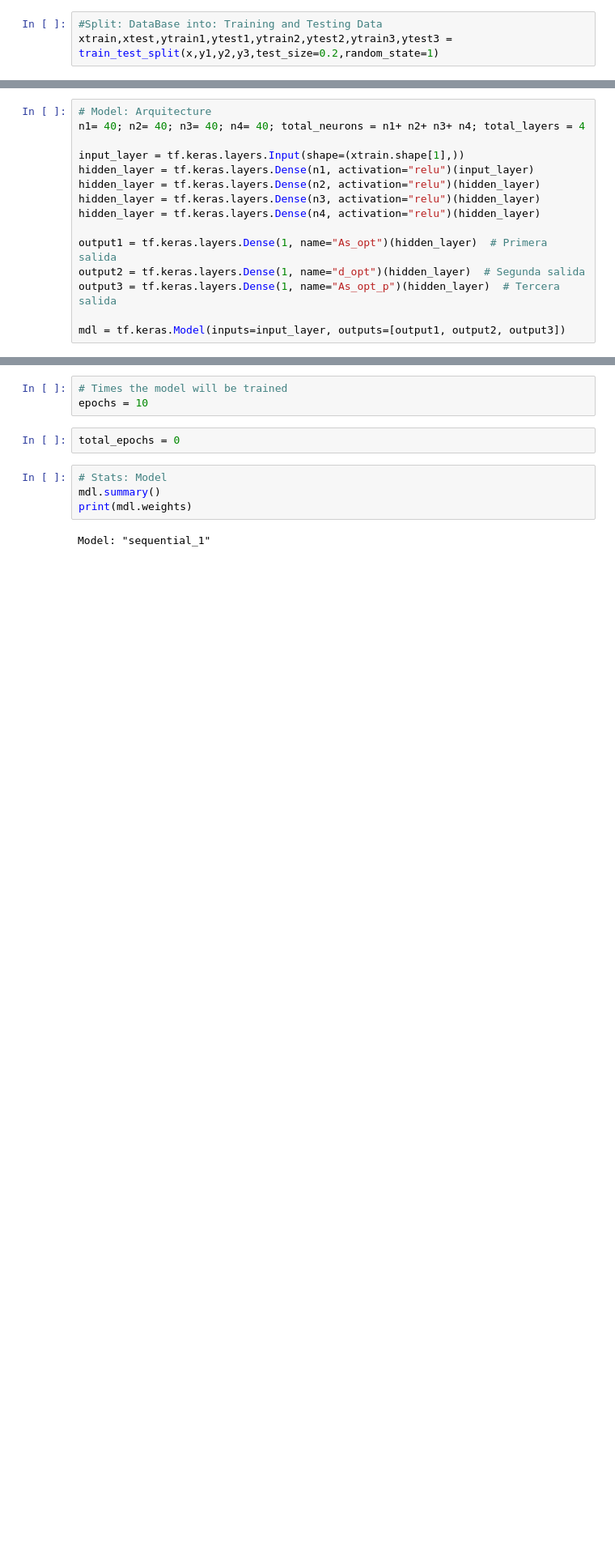
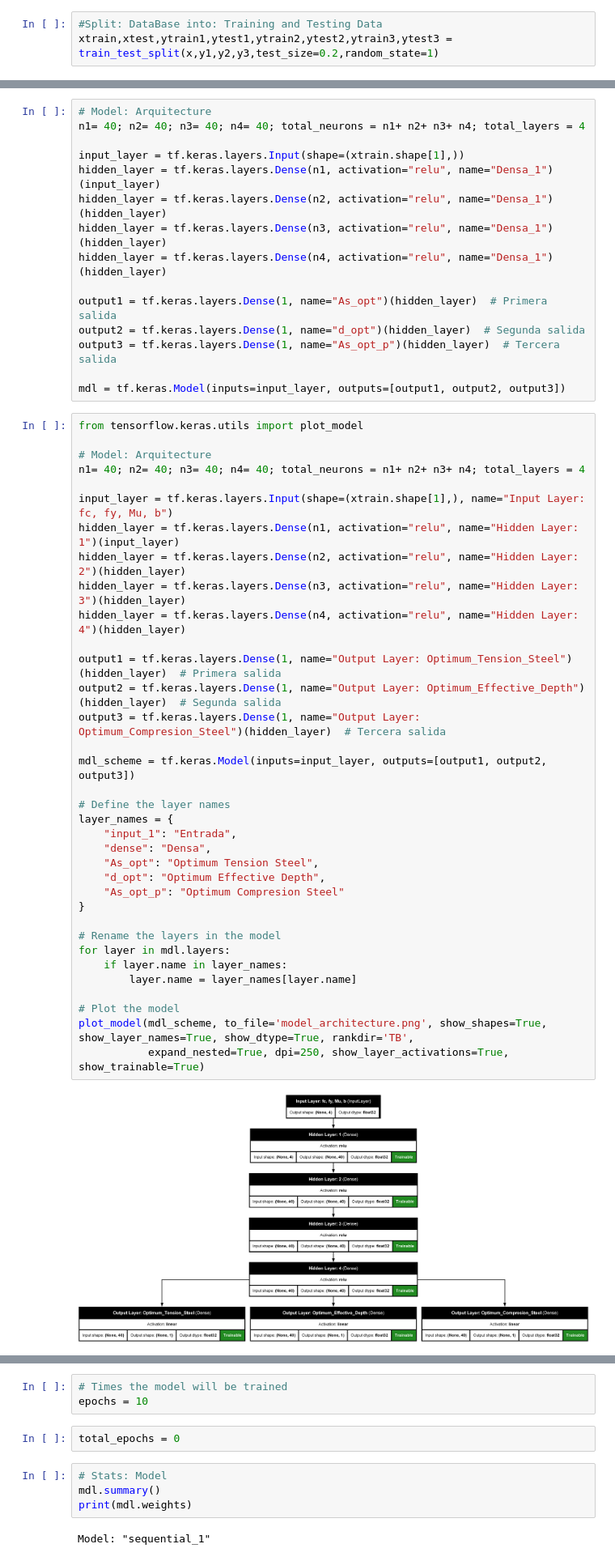
Before and after one commit to orjan3/Automating_Structural_Design_of_a_building_Using_ML_and_APIs, a Jupyter notebook: notebooks/nn_bms_1mdls.ipynb, the cells around one changed output, grey strips where cells are left out. Shown at 81% size. Saved outputs shown, nothing was run; the diff lists cells and outputs as text; blank space fills up the shorter version.

```diff
--- a/notebooks/nn_bms_1mdls.ipynb
+++ b/notebooks/nn_bms_1mdls.ipynb
@@ -30,13 +35,50 @@ checkpoint = ModelCheckpoint(r'D:\ToolBox\py\proyect_1\RedesNeuronales\mdl_check
 n1= 40; n2= 40; n3= 40; n4= 40; total_neurons = n1+ n2+ n3+ n4; total_layers = 4
 
 input_layer = tf.keras.layers.Input(shape=(xtrain.shape[1],))
-hidden_layer = tf.keras.layers.Dense(n1, activation="relu")(input_layer)
-hidden_layer = tf.keras.layers.Dense(n2, activation="relu")(hidden_layer)
-hidden_layer = tf.keras.layers.Dense(n3, activation="relu")(hidden_layer)
-hidden_layer = tf.keras.layers.Dense(n4, activation="relu")(hidden_layer)
+hidden_layer = tf.keras.layers.Dense(n1, activation="relu", name="Densa_1")(input_layer)
+hidden_layer = tf.keras.layers.Dense(n2, activation="relu", name="Densa_1")(hidden_layer)
+hidden_layer = tf.keras.layers.Dense(n3, activation="relu", name="Densa_1")(hidden_layer)
+hidden_layer = tf.keras.layers.Dense(n4, activation="relu", name="Densa_1")(hidden_layer)
 
 output1 = tf.keras.layers.Dense(1, name="As_opt")(hidden_layer)  # Primera salida
 output2 = tf.keras.layers.Dense(1, name="d_opt")(hidden_layer)  # Segunda salida
 output3 = tf.keras.layers.Dense(1, name="As_opt_p")(hidden_layer)  # Tercera salida
 
 mdl = tf.keras.Model(inputs=input_layer, outputs=[output1, output2, output3])
+# %%
+from tensorflow.keras.utils import plot_model
+
+# Model: Arquitecture
+n1= 40; n2= 40; n3= 40; n4= 40; total_neurons = n1+ n2+ n3+ n4; total_layers = 4
+
+input_layer = tf.keras.layers.Input(shape=(xtrain.shape[1],), name="Input Layer: fc, fy, Mu, b")
+hidden_layer = tf.keras.layers.Dense(n1, activation="relu", name="Hidden Layer: 1")(input_layer)
+hidden_layer = tf.keras.layers.Dense(n2, activation="relu", name="Hidden Layer: 2")(hidden_layer)
+hidden_layer = tf.keras.layers.Dense(n3, activation="relu", name="Hidden Layer: 3")(hidden_layer)
+hidden_layer = tf.keras.layers.Dense(n4, activation="relu", name="Hidden Layer: 4")(hidden_layer)
+
+output1 = tf.keras.layers.Dense(1, name="Output Layer: Optimum_Tension_Steel")(hidden_layer)  # Primera salida
+output2 = tf.keras.layers.Dense(1, name="Output Layer: Optimum_Effective_Depth")(hidden_layer)  # Segunda salida
+output3 = tf.keras.layers.Dense(1, name="Output Layer: Optimum_Compresion_Steel")(hidden_layer)  # Tercera salida
+
+mdl_scheme = tf.keras.Model(inputs=input_layer, outputs=[output1, output2, output3])
+
+# Define the layer names
+layer_names = {
+    "input_1": "Entrada",
+    "dense": "Densa",
+    "As_opt": "Optimum Tension Steel",
+    "d_opt": "Optimum Effective Depth",
+    "As_opt_p": "Optimum Compresion Steel"
+}
+
+# Rename the layers in the model
+for layer in mdl.layers:
+    if layer.name in layer_names:
+        layer.name = layer_names[layer.name]
+
+# Plot the model
+plot_model(mdl_scheme, to_file='model_architecture.png', show_shapes=True, show_layer_names=True, show_dtype=True, rankdir='TB',
+           expand_nested=True, dpi=250, show_layer_activations=True, show_trainable=True)
+# %% [output]
+[figure, added]
```
Also changed, not shown: parts of 4 cells of this notebook, 31 other files.
